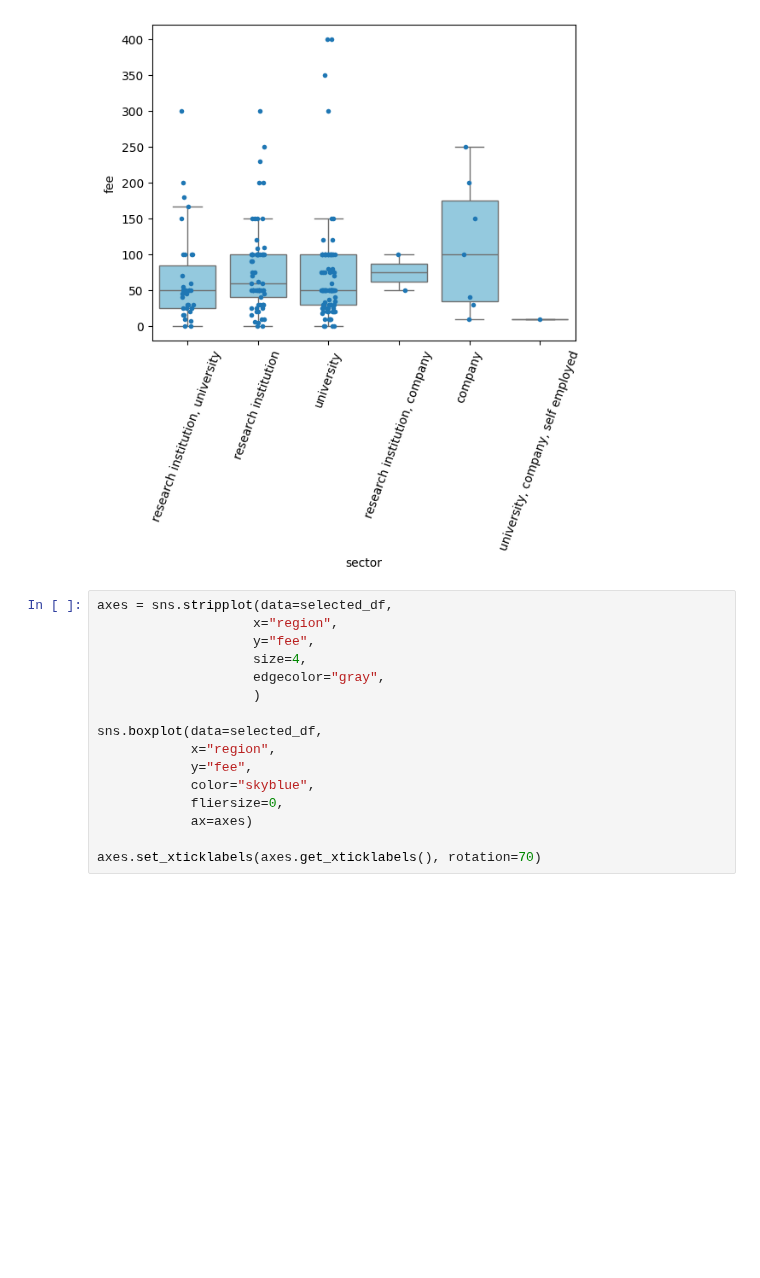
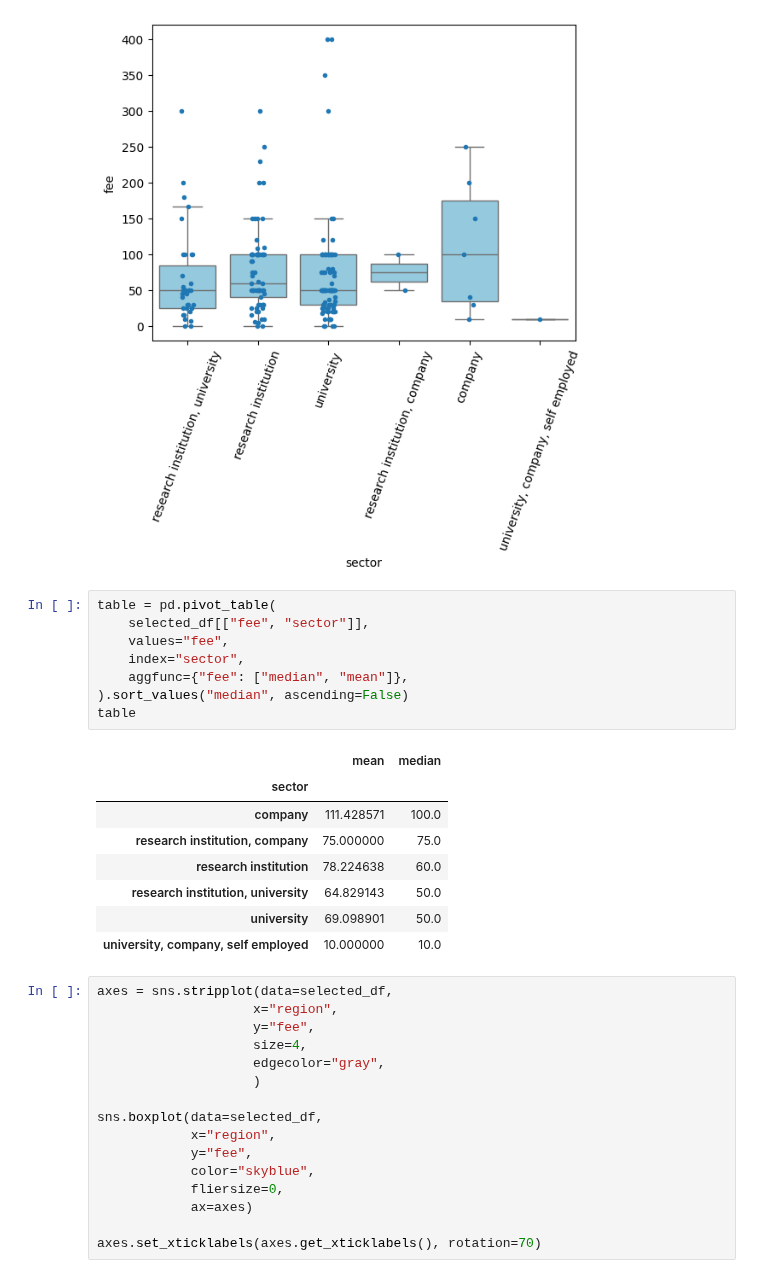
Before and after one commit to GloBIAS-BioimageAnalysts/Survey_2024, a Jupyter notebook: notebooks/membership_cost.ipynb, the cells around one changed output. Cells and saved outputs as stored; diff of their text form; blank space fills up the shorter version.

```diff
--- a/notebooks/membership_cost.ipynb
+++ b/notebooks/membership_cost.ipynb
@@ -265,6 +265,23 @@ axes.set_xticklabels(axes.get_xticklabels(), rotation=70)
  Text(4, 0, 'company'),
  Text(5, 0, 'university, company, self employed')]
 [figure]
+# %%
+table = pd.pivot_table(
+    selected_df[["fee", "sector"]],
+    values="fee",
+    index="sector",
+    aggfunc={"fee": ["median", "mean"]},
+).sort_values("median", ascending=False)
+table
+# %% [output]
+|  | mean | median |
+| sector |  |  |
+| company | 111.428571 | 100.0 |
+| research institution, company | 75.000000 | 75.0 |
+| research institution | 78.224638 | 60.0 |
+| research institution, university | 64.829143 | 50.0 |
+| university | 69.098901 | 50.0 |
+| university, company, self employed | 10.000000 | 10.0 |
 # %%
 axes = sns.stripplot(data=selected_df,
                     x="region",
```
Also changed, not shown: parts of 1 cell of this notebook.
